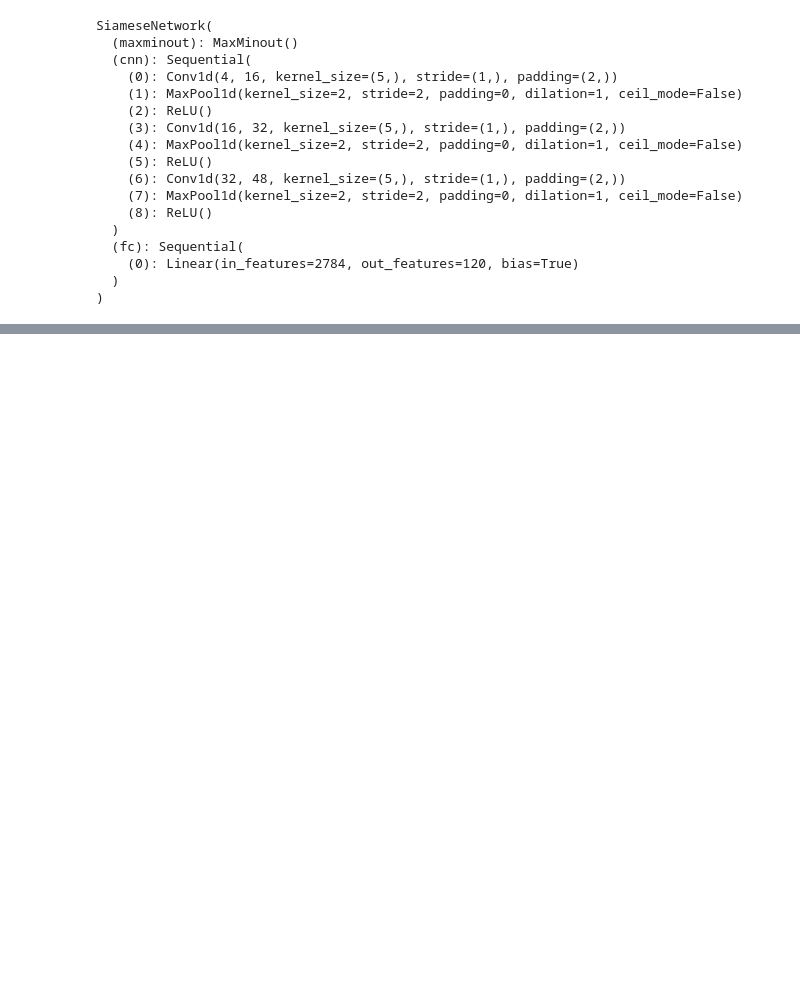
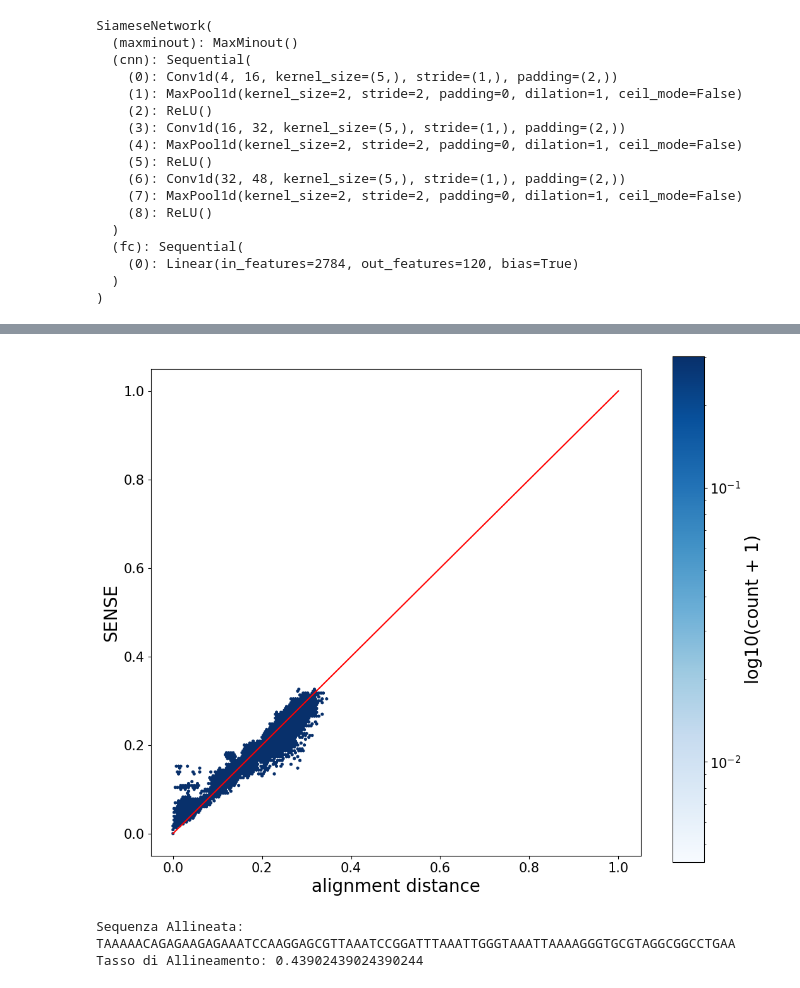
Before and after one commit to D-DiSarno/Sense_Puzzle, a Jupyter notebook: siamese.ipynb, the cells around one changed output, grey strips where cells are left out. Cells and saved outputs as stored; diff of their text form; code cells hidden in the pictures; blank space fills up the shorter version.

```diff
--- a/siamese.ipynb
+++ b/siamese.ipynb
@@ -91,6 +93,23 @@ class SiameseNetwork(nn.Module):
         embedding2 = self.forward_one_side(input2)
         maxout, minout = self.maxminout(embedding1, embedding2)
         return maxout, minout
+
+    #DEVE USARE MEMORIA DI MODELLO E STAMPARE TRATTINI
+    def align_sequences(self, seq1, seq2):
+        seq1_str = seq1_input
+        seq2_str = seq2_input
+
+        alignments = pairwise2.align.globalxx(seq1_str, seq2_str, one_alignment_only=True)
+        aligned_sequence = alignments[0][0]
+        alignment_score = alignments[0].score / len(aligned_sequence)
+
+        # Converte la sequenza allineata in un vettore di one-hot
+        aligned_sequence_tensor = torch.zeros((4, len(aligned_sequence)))
+        for i, c in enumerate(aligned_sequence):
+            if c in "ATCG":
+                aligned_sequence_tensor["ATCG".index(c), i] = 1.0
+
+        return aligned_sequence_tensor, alignment_score
 # %%
 def weight_func(dist):
     return 1.0
@@ -299,7 +321,9 @@ def my_plot(align_dist_df, x_dist_df, save_fp):
 # %%
 # evaluation
 NUM_EVAL_N = 500 # number of eval pairs is N*(N-1)/2
-pair_dist('./converted/eval.fa', NUM_EVAL_N, './converted/embeddings.txt', './converted/embeddings_dist.txt')
-nw_df = pd.read_csv('./converted/eval_dist.txt', sep='\t', header=None)
-my_df = pd.read_csv('./converted/embeddings_dist.txt', sep='\t', header=None)
-my_plot(nw_df, my_df, save_fp='./converted/demo.png')
+pair_dist('./demo/eval.fa', NUM_EVAL_N, './demo/embeddings.txt', './demo/embeddings_dist.txt')
+nw_df = pd.read_csv('./demo/eval_dist.txt', sep='\t', header=None)
+my_df = pd.read_csv('./demo/embeddings_dist.txt', sep='\t', header=None)
+my_plot(nw_df, my_df, save_fp='./demo/demo.png')
+# %% [output]
+[figure, added]
@@ -305,0 +334,18 @@ my_plot(nw_df, my_df, save_fp='./converted/demo.png')
+# %%
+# Dopo l'addestramento del modello
+# Dopo l'addestramento del modello
+seq1_input = "TACGGAAGGTCCGGGCGTTATCCGGATTTATTGGGTTTAAAGGGTGCGTAGGCGGCCTG"  # Sostituisci con la tua sequenza 1
+seq2_input = "TTAAGTCAGCGGTGAAATCTAGGAGCTTAACTCCTAAATTGCCATTGAAACTGGCCCCC"  # Sostituisci con la tua sequenza 2
+
+# Esegui l'allineamento senza dover utilizzare il metodo gen_data_tensor
+aligned_sequence, alignment_score = net.align_sequences(seq1_input, seq2_input)
+aligned_sequence_string = tensor_to_atcg(aligned_sequence)
+
+
+print("Sequenza Allineata:")
+print(aligned_sequence_string)
+print("Tasso di Allineamento:", alignment_score)
+# %% [output]
+Sequenza Allineata:
+TAAAAACAGAGAAGAGAAATCCAAGGAGCGTTAAATCCGGATTTAAATTGGGTAAATTAAAAGGGTGCGTAGGCGGCCTGAA
+Tasso di Allineamento: 0.43902439024390244
```
Also changed, not shown: parts of 7 cells of this notebook.
